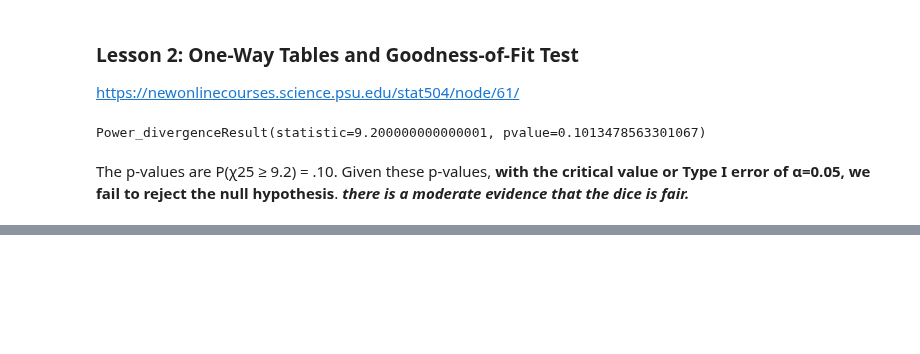
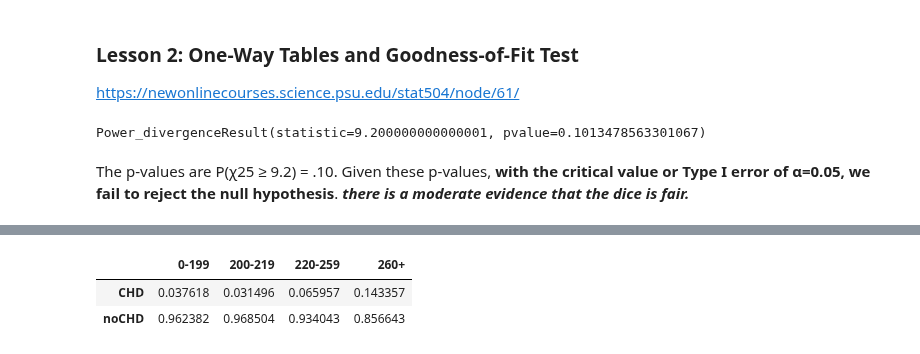
Before and after one commit to naivelogic/Machine_Learning_Notebooks, a Jupyter notebook: Data_Science/Statistical Models/[PSU] Logistic Regression.ipynb, the cells around one changed output, grey strips where cells are left out. Saved outputs shown, nothing was run; the diff lists cells and outputs as text; code cells hidden in the pictures; blank space fills up the shorter version.

```diff
--- a/Data_Science/Statistical Models/[PSU] Logistic Regression.ipynb
+++ b/Data_Science/Statistical Models/[PSU] Logistic Regression.ipynb
@@ -397,0 +403,6 @@ ValueError: endog must be in the unit interval.
+# %%
+heart / heart.sum(axis=0)
+# %% [output]
+|  | 0-199 | 200-219 | 220-259 | 260+ |
+| CHD | 0.037618 | 0.031496 | 0.065957 | 0.143357 |
+| noCHD | 0.962382 | 0.968504 | 0.934043 | 0.856643 |
```
Also changed, not shown: parts of 59 cells of this notebook.
